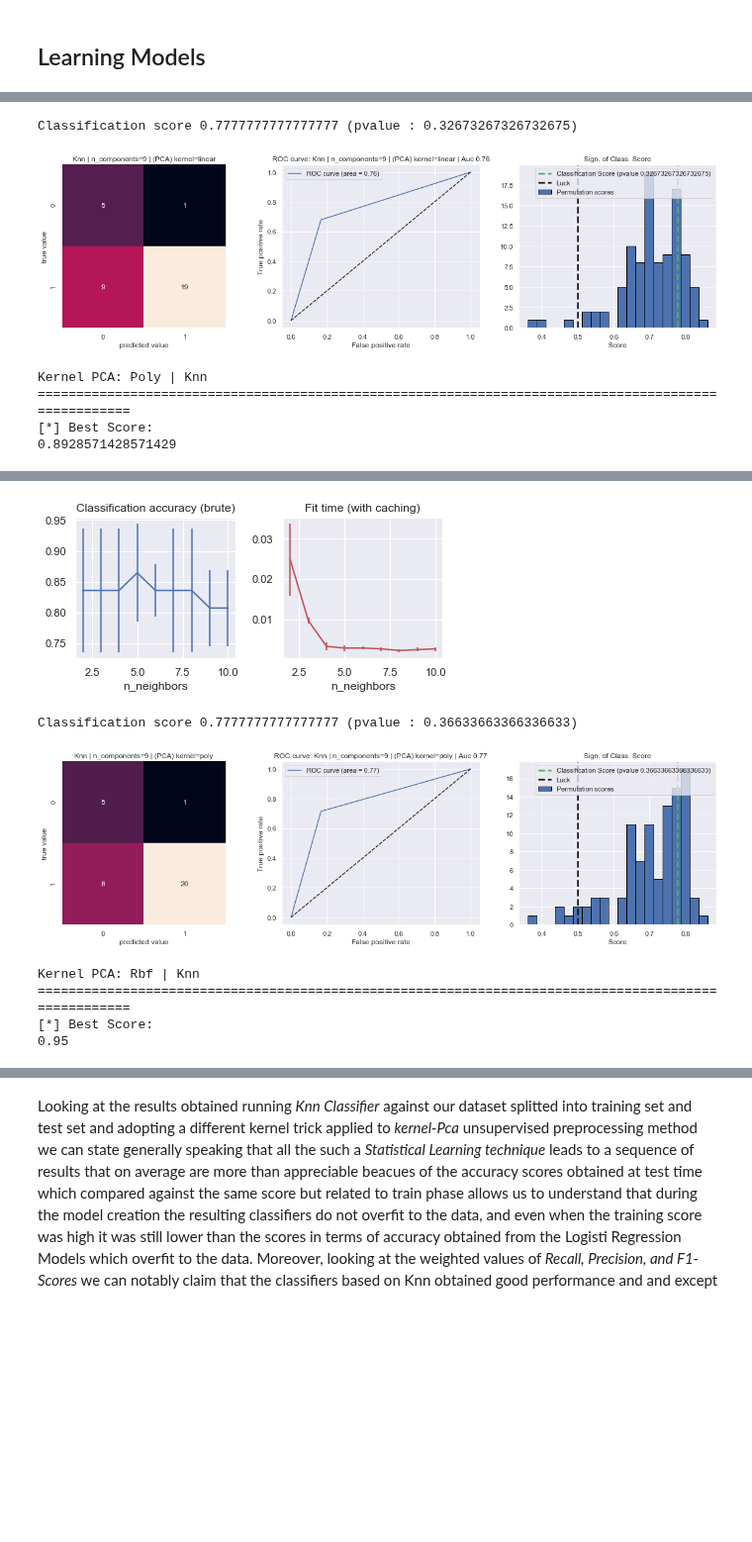
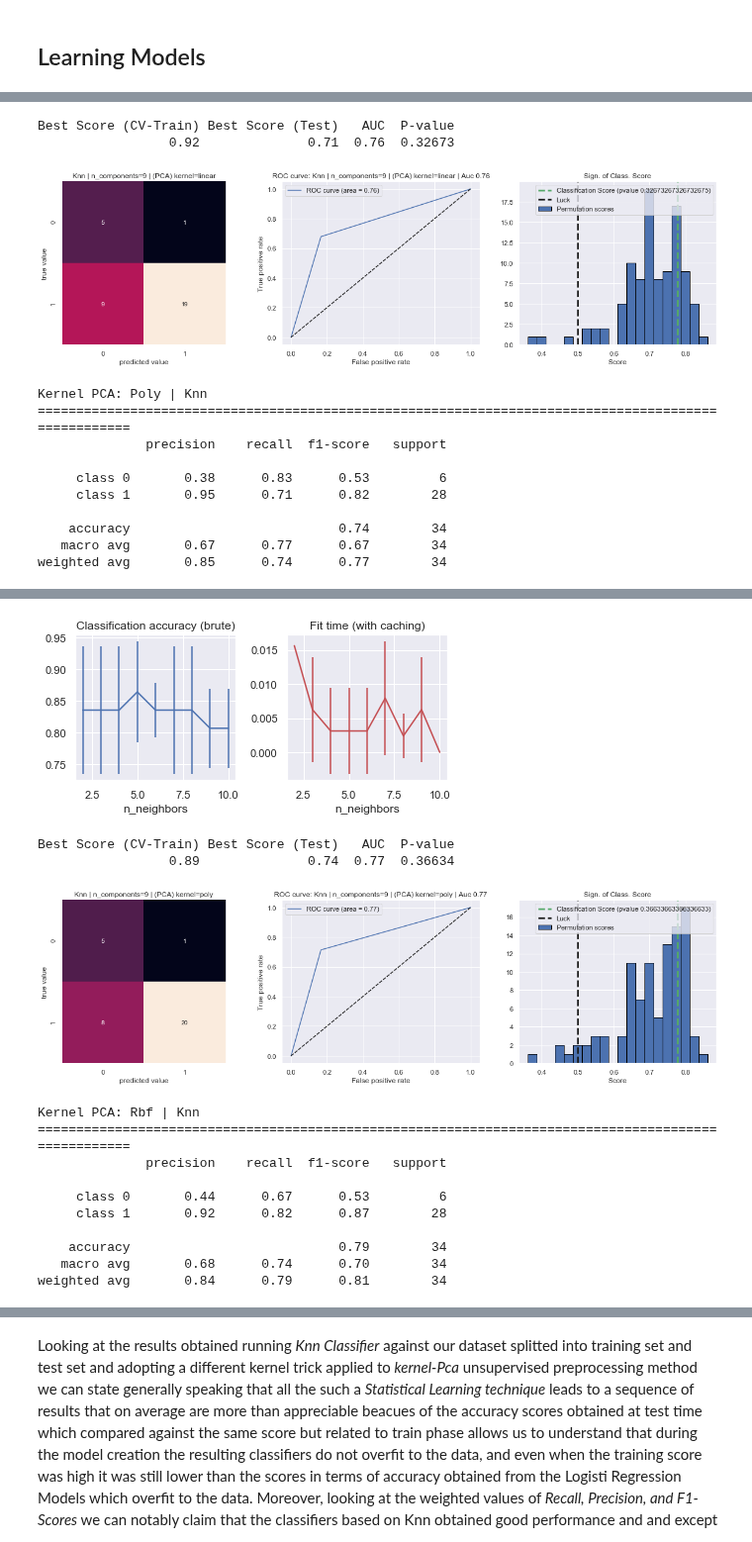
Before and after one commit to franec94/Pittsburgh-Bridge-Dataset, a Jupyter notebook: pittsburgh-bridges-data-set-analysis/models-analyses/grid_search_analyses/Data Space Report (Official) - Knn Analysis.v1.0.1.ipynb, the cells around one changed output, grey strips where cells are left out. Shown at 99% size. Cells and saved outputs as stored; diff of their text form; code cells hidden in the pictures; blank space fills up the shorter version.

```diff
--- a/pittsburgh-bridges-data-set-analysis/models-analyses/grid_search_analyses/Data Space Report (Official) - Knn Analysis.v1.0.1.ipynb
+++ b/pittsburgh-bridges-data-set-analysis/models-analyses/grid_search_analyses/Data Space Report (Official) - Knn Analysis.v1.0.1.ipynb
@@ -79,11 +30,12 @@ from sklearn.ensemble import RandomForestClassifier  # Non-parametric Model (Met
 # =========================================================================== #
 # READ INPUT DATASET
 # =========================================================================== #
+# =========================================================================== #
+# READ INPUT DATASET
+# =========================================================================== #
+dataset_path, dataset_name, column_names, TARGET_COL = get_dataset_location()
+estimators_list, estimators_names = get_estimators()
 
-dataset_path = 'C:\\Users\\Francesco\Documents\\datasets\\pittsburgh_dataset'
-dataset_name = 'bridges.data.csv'
-
-TARGET_COL = 'T-OR-D'  # Target variable name
 dataset, feature_vs_values = load_brdiges_dataset(dataset_path, dataset_name)
 # %%
 columns_2_avoid = ['ERECTED', 'LENGTH', 'LOCATION']
@@ -118,0 +42,4 @@ shape features matrix X, after normalizing:  (70, 11)
+# %%
+# Make distinction between Target Variable and Predictors
+# --------------------------------------------------------------------------- #
+rescaledX, y, columns = prepare_data_for_train(dataset, target_col=TARGET_COL)
@@ -263,7 +173,7 @@ IPython.OutputArea.prototype._should_scroll = function(lines) {
 plot_dest = os.path.join("figures", "n_comp_9_analysis", "grid_search")
 X = rescaledX; pos = 2
 
-df_gs, df_auc_gs = grid_search_all_by_n_components(
+df_gs, df_auc_gs, df_pvalue = grid_search_all_by_n_components(
     estimators_list=estimators_list[pos], \
     param_grids=param_grids[pos-1],
     estimators_names=estimators_names[pos], \
@@ -281,6 +196,13 @@ Kernel PCA: Linear | Knn
-Classification score 0.7777777777777777 (pvalue : 0.32673267326732675)
+Best Score (CV-Train) Best Score (Test)   AUC  P-value
+                 0.92              0.71  0.76  0.32673
 [figure]
 Kernel PCA: Poly | Knn
 ====================================================================================================
-[*] Best Score:
-0.8928571428571429
+              precision    recall  f1-score   support
+
+     class 0       0.38      0.83      0.53         6
+     class 1       0.95      0.71      0.82        28
+
+    accuracy                           0.74        34
+   macro avg       0.67      0.77      0.67        34
+weighted avg       0.85      0.74      0.77        34
@@ -288,7 +209,14 @@ Kernel PCA: Poly | Knn
-[figure, old version]
+[figure, new version]
-Classification score 0.7777777777777777 (pvalue : 0.36633663366336633)
+Best Score (CV-Train) Best Score (Test)   AUC  P-value
+                 0.89              0.74  0.77  0.36634
 [figure]
 Kernel PCA: Rbf | Knn
 ====================================================================================================
-[*] Best Score:
-0.95
+              precision    recall  f1-score   support
+
+     class 0       0.44      0.67      0.53         6
+     class 1       0.92      0.82      0.87        28
+
+    accuracy                           0.79        34
+   macro avg       0.68      0.74      0.70        34
+weighted avg       0.84      0.79      0.81        34
```
Also changed, not shown: parts of 16 cells of this notebook, 17 other files.
